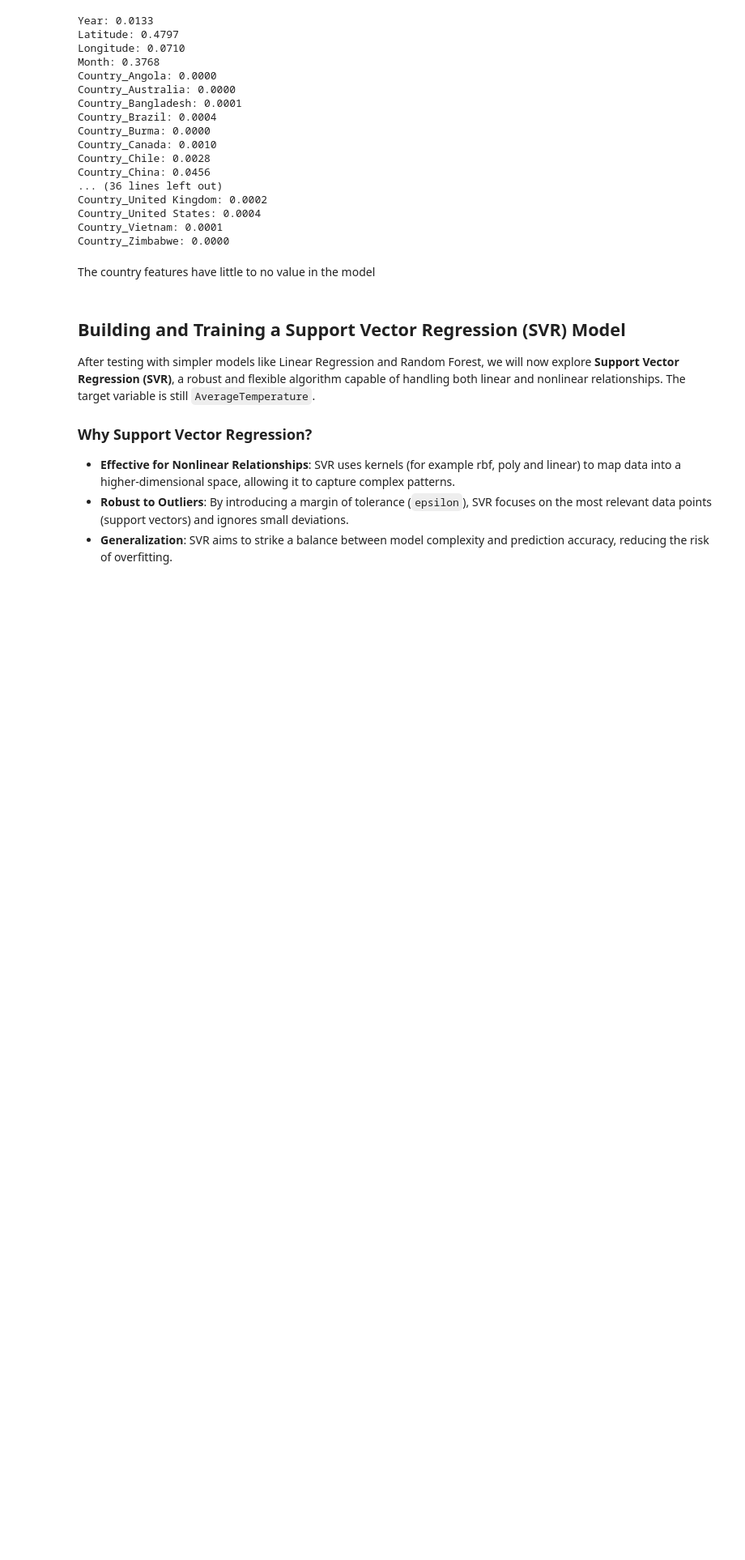
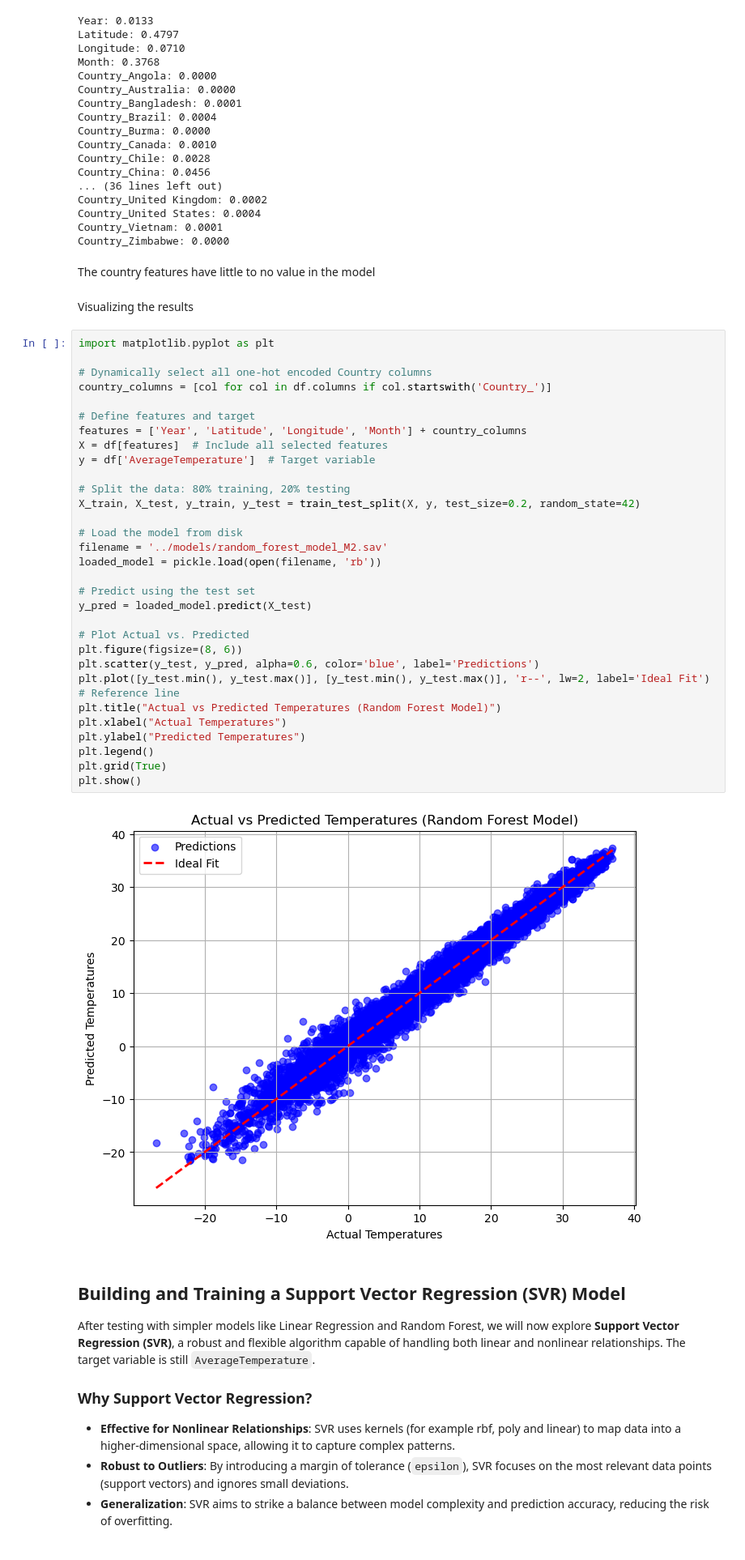
Before and after one commit to edwinperaza99/weather-prediction-model, a Jupyter notebook: notebooks/4_ML_Models.ipynb, the cells around one changed output. Shown at 81% size. Saved outputs shown, nothing was run; the diff lists cells and outputs as text; blank space fills up the shorter version.

```diff
--- a/notebooks/4_ML_Models.ipynb
+++ b/notebooks/4_ML_Models.ipynb
@@ -615,6 +737,41 @@ Country_Vietnam: 0.0001
 Country_Zimbabwe: 0.0000
 # %% [markdown]
 The country features have little to no value in the model
+# %% [markdown]
+Visualizing the results
+# %%
+import matplotlib.pyplot as plt
+
+# Dynamically select all one-hot encoded Country columns
+country_columns = [col for col in df.columns if col.startswith('Country_')]
+
+# Define features and target
+features = ['Year', 'Latitude', 'Longitude', 'Month'] + country_columns
+X = df[features]  # Include all selected features
+y = df['AverageTemperature']  # Target variable
+
+# Split the data: 80% training, 20% testing
+X_train, X_test, y_train, y_test = train_test_split(X, y, test_size=0.2, random_state=42)
+
+# Load the model from disk
+filename = '../models/random_forest_model_M2.sav'
+loaded_model = pickle.load(open(filename, 'rb'))
+
+# Predict using the test set
+y_pred = loaded_model.predict(X_test)
+
+# Plot Actual vs. Predicted
+plt.figure(figsize=(8, 6))
+plt.scatter(y_test, y_pred, alpha=0.6, color='blue', label='Predictions')
+plt.plot([y_test.min(), y_test.max()], [y_test.min(), y_test.max()], 'r--', lw=2, label='Ideal Fit')  # Reference line
+plt.title("Actual vs Predicted Temperatures (Random Forest Model)")
+plt.xlabel("Actual Temperatures")
+plt.ylabel("Predicted Temperatures")
+plt.legend()
+plt.grid(True)
+plt.show()
+# %% [output]
+[figure, added]
 # %% [markdown]
 ## Building and Training a Support Vector Regression (SVR) Model
 
```
Also changed, not shown: parts of 26 cells of this notebook.
